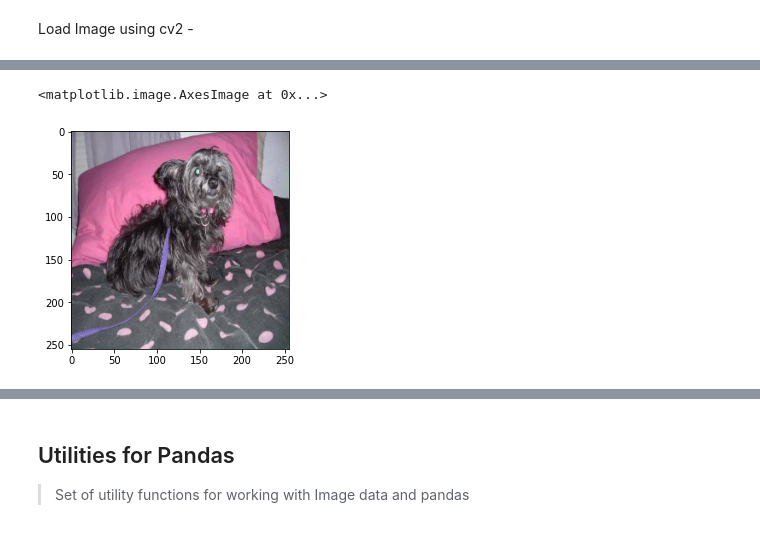
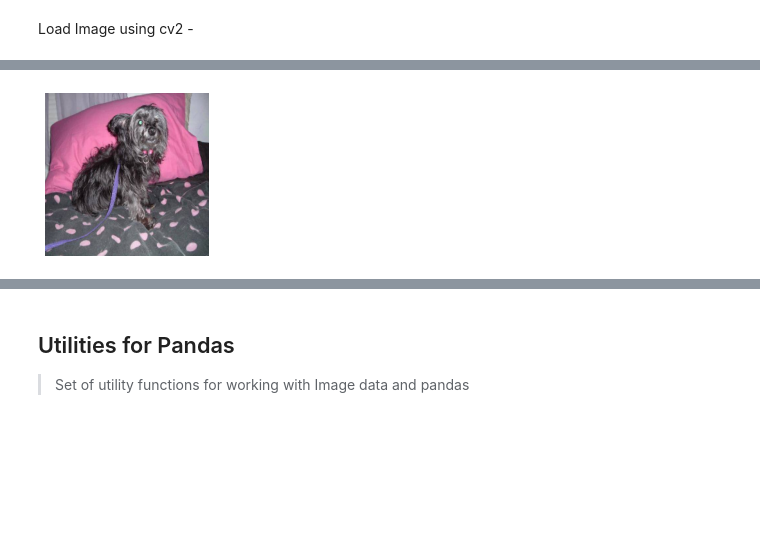
Before and after one commit to benihime91/lightning_cv, a Jupyter notebook: nbs/00b_core.utils.data.ipynb, the cells around one changed output, grey strips where cells are left out. Cells and saved outputs as stored; diff of their text form; code cells hidden in the pictures; blank space fills up the shorter version.

```diff
--- a/nbs/00b_core.utils.data.ipynb
+++ b/nbs/00b_core.utils.data.ipynb
@@ -134,10 +155,9 @@ def cv2_loader(path):
 # %%
 im = LOADER_REGISTERY.get("cv2_loader")(str(image))
 im = cv2.resize(im, (255, 255))
-plt.imshow(im)
+show_images(ims=[im])
 # %% [output]
-<matplotlib.image.AxesImage at 0x...>
-[figure, old version]
+[figure, new version]
 [interactive output not drawn]
 # %% [markdown]
 ## Utilities for Pandas
```
Also changed, not shown: parts of 10 cells of this notebook, 10 other files.
